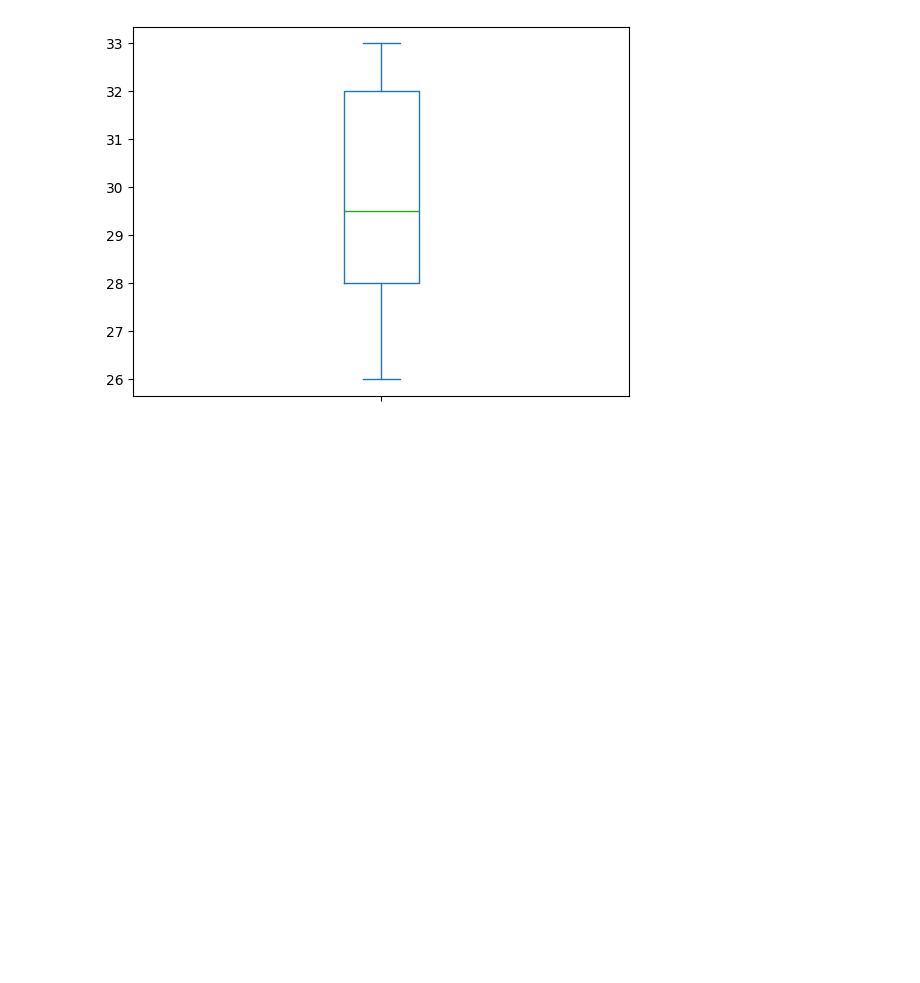
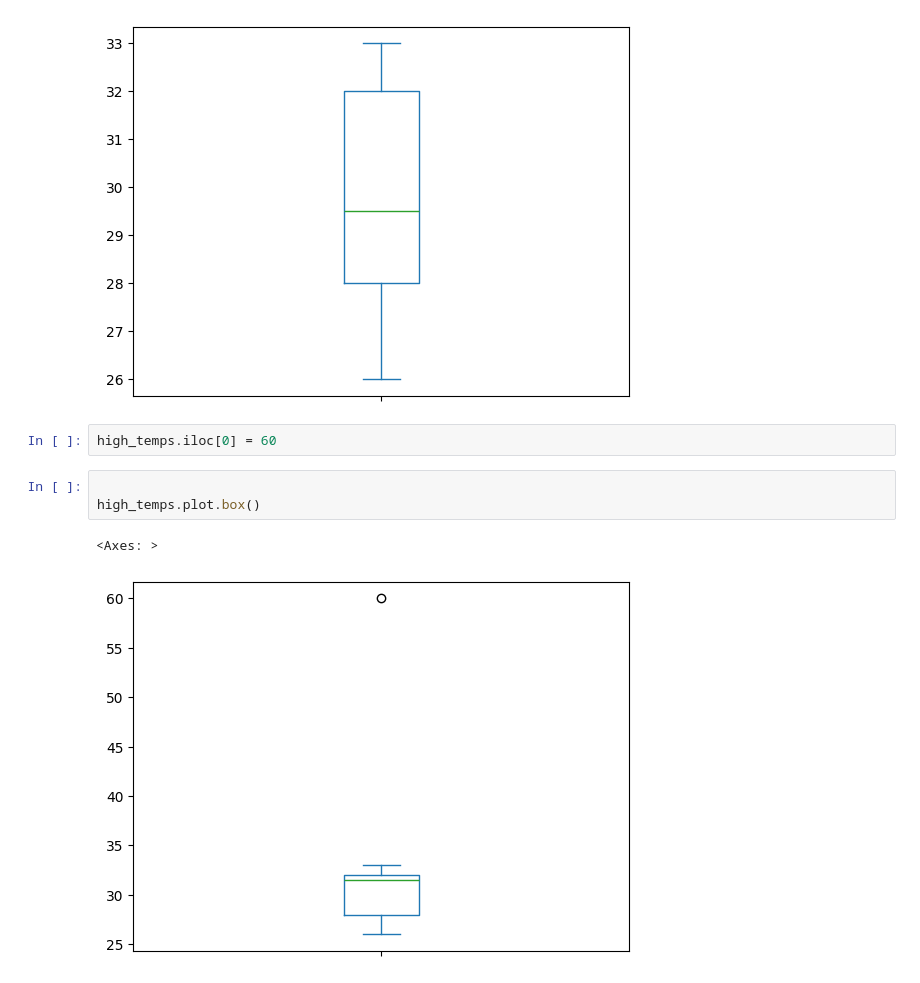
Before and after one commit to reuven/apple-2025-05May-29-visualization, a Jupyter notebook: 2025-05May-29-visualization.ipynb, the cells around one changed output. Drawn from its saved outputs; the diff is of its cells as text; blank space fills up the shorter version.

```diff
--- a/2025-05May-29-visualization.ipynb
+++ b/2025-05May-29-visualization.ipynb
@@ -402,3 +402,11 @@ high_temps.plot.box()
 # %% [output]
 <Axes: >
 [figure]
+# %%
+high_temps.iloc[0] = 60
+# %%
+
+high_temps.plot.box()
+# %% [output]
+<Axes: >
+[figure, added]
```
